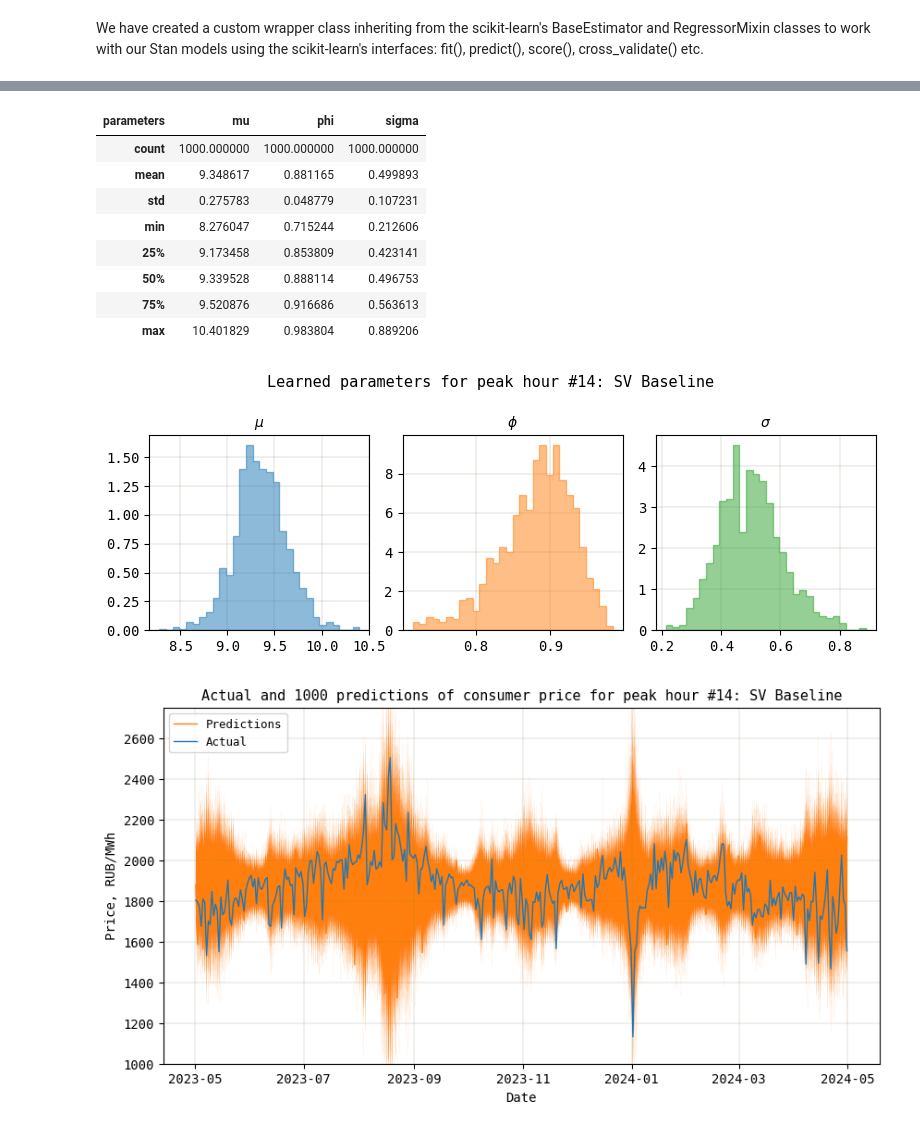
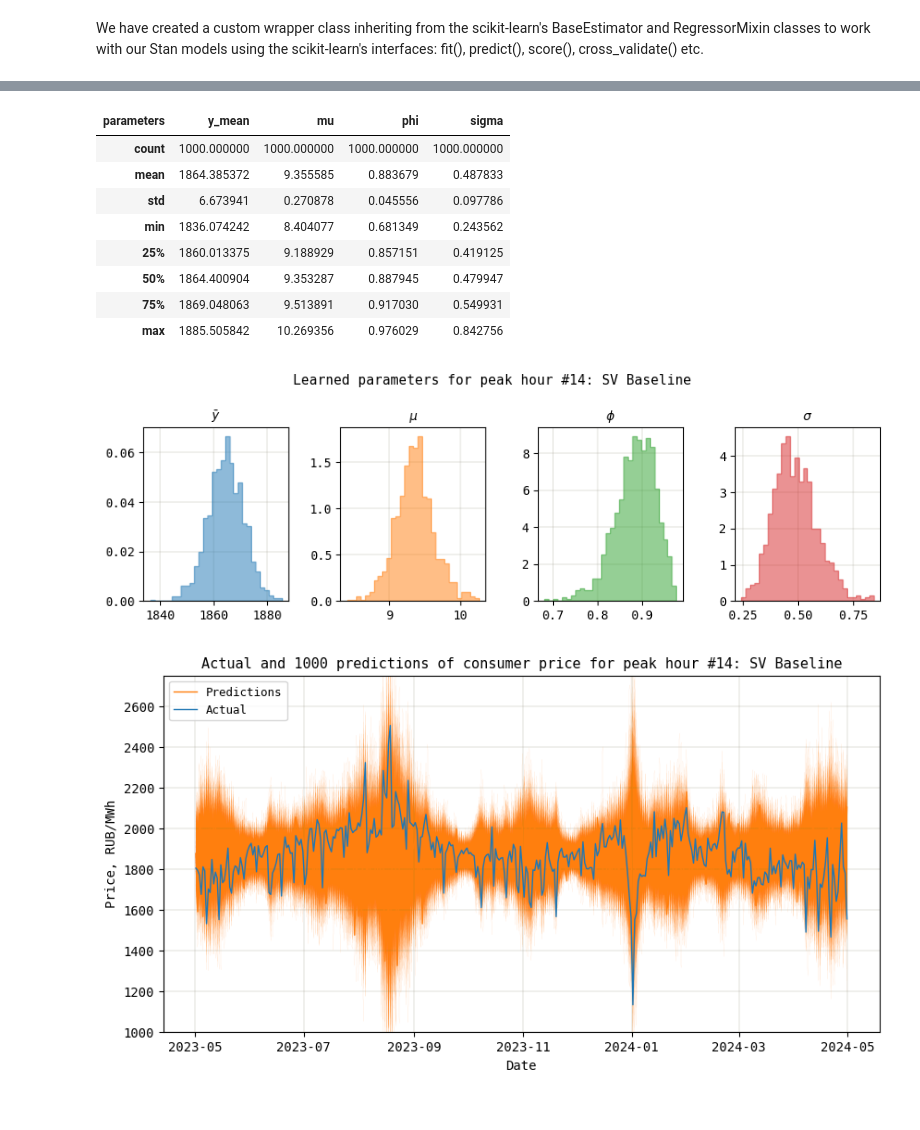
Before and after one commit to andrewha/mds2022, a Jupyter notebook: Thesis/sv_models_new.ipynb, the cells around one changed output, grey strips where cells are left out. Saved outputs shown, nothing was run; the diff lists cells and outputs as text; code cells hidden in the pictures.

```diff
--- a/Thesis/sv_models_new.ipynb
+++ b/Thesis/sv_models_new.ipynb
@@ -425,30 +424,33 @@ fit_sv_base_peak_eur_df
 # %%
 # Learned parameters
-fit_sv_base_peak_eur_df[['mu', 'phi', 'sigma']].describe()
+fit_sv_base_peak_eur_df[['y_mean', 'mu', 'phi', 'sigma']].describe()
 # %% [output]
-| parameters | mu | phi | sigma |
-| count | 1000.000000 | 1000.000000 | 1000.000000 |
-| mean | 9.348617 | 0.881165 | 0.499893 |
-| std | 0.275783 | 0.048779 | 0.107231 |
-| min | 8.276047 | 0.715244 | 0.212606 |
-| 25% | 9.173458 | 0.853809 | 0.423141 |
-| 50% | 9.339528 | 0.888114 | 0.496753 |
-| 75% | 9.520876 | 0.916686 | 0.563613 |
-| max | 10.401829 | 0.983804 | 0.889206 |
+| parameters | y_mean | mu | phi | sigma |
+| count | 1000.000000 | 1000.000000 | 1000.000000 | 1000.000000 |
+| mean | 1864.385372 | 9.355585 | 0.883679 | 0.487833 |
+| std | 6.673941 | 0.270878 | 0.045556 | 0.097786 |
+| min | 1836.074242 | 8.404077 | 0.681349 | 0.243562 |
+| 25% | 1860.013375 | 9.188929 | 0.857151 | 0.419125 |
+| 50% | 1864.400904 | 9.353287 | 0.887945 | 0.479947 |
+| 75% | 1869.048063 | 9.513891 | 0.917030 | 0.549931 |
+| max | 1885.505842 | 10.269356 | 0.976029 | 0.842756 |
 # %%
-plt.figure(figsize=(8, 3))
-for i, param in zip(range(1, 4), fit_sv_base_peak_eur_df[['mu', 'phi', 'sigma']].describe().columns):
-    plt.subplot(1, 3, i)
+plt.figure(figsize=(9, 3))
+for i, param in zip(range(1, 5), fit_sv_base_peak_eur_df[['y_mean', 'mu', 'phi', 'sigma']].describe().columns):
+    plt.subplot(1, 4, i)
     plt.hist(fit_sv_base_peak_eur_df[param], bins=30, density=True, histtype='stepfilled', color=f'C{i - 1}', edgecolor=f'C{i - 1}', alpha=0.5)
     plt.xticks(size=10, family='monospace')
     plt.yticks(size=10, family='monospace')
-    plt.title(f'$\{param}$', size=10, family='monospace')
+    if param == 'y_mean':
+        plt.title('$\\bar{y}$', size=10, family='monospace')
+    else:
+        plt.title(f'$\{param}$', size=10, family='monospace')
     plt.grid(lw=0.25, color='xkcd:cement')
     plt.gca().set_axisbelow(True)
 plt.suptitle(f'Learned parameters for peak hour #{hour_max_eur}: {model_sv_base_peak_eur.name}', size=11, family='monospace')
 plt.tight_layout();
 # %% [output]
-[figure, old version]
+[figure, new version]
 # %%
 %%capture
 # Predict
```
Also changed, not shown: parts of 31 cells of this notebook, 1 other file.
